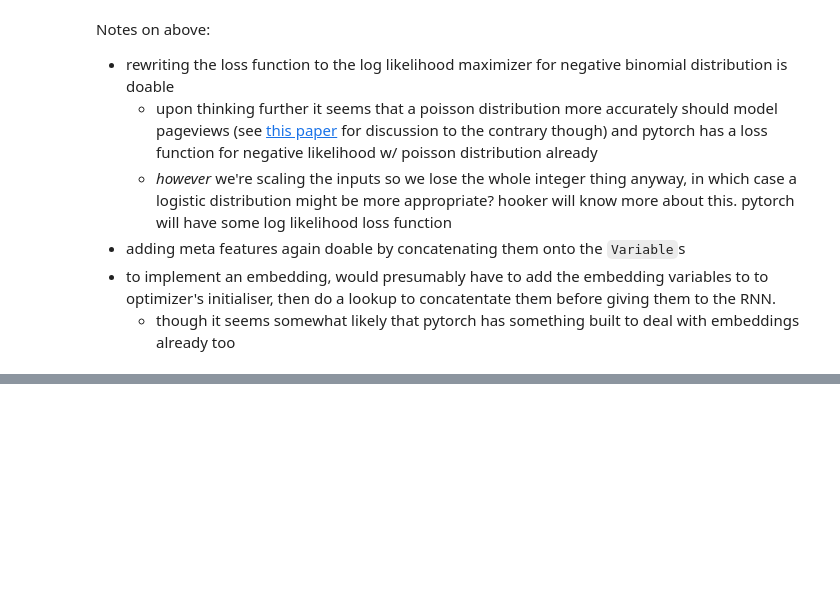
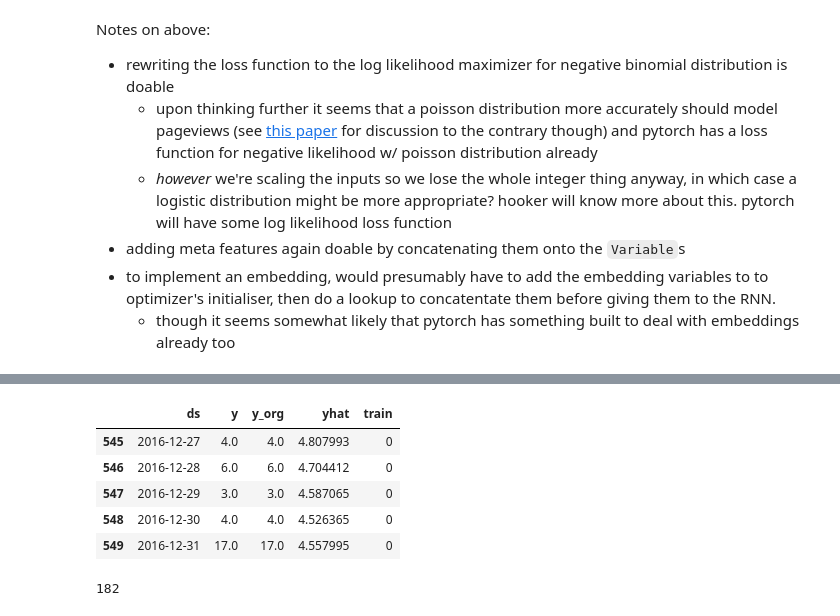
Before and after one commit to DBCerigo/kaggle-wiki, a Jupyter notebook: ali/pytorch-rnn.ipynb, the cells around one changed output, grey strips where cells are left out. Drawn from its saved outputs; the diff is of its cells as text; code cells hidden in the pictures; blank space fills up the shorter version.

```diff
--- a/ali/pytorch-rnn.ipynb
+++ b/ali/pytorch-rnn.ipynb
@@ -229,0 +463,14 @@ RuntimeError: cuda runtime error (2) : out of memory at /opt/conda/conda-bld/pyt
+# %%
+dataframes[2].tail()
+# %% [output]
+|  | ds | y | y_org | yhat | train |
+| 545 | 2016-12-27 | 4.0 | 4.0 | 4.807993 | 0 |
+| 546 | 2016-12-28 | 6.0 | 6.0 | 4.704412 | 0 |
+| 547 | 2016-12-29 | 3.0 | 3.0 | 4.587065 | 0 |
+| 548 | 2016-12-30 | 4.0 | 4.0 | 4.526365 | 0 |
+| 549 | 2016-12-31 | 17.0 | 17.0 | 4.557995 | 0 |
+# %%
+import gc
+gc.collect()
+# %% [output]
+182
```
Also changed, not shown: parts of 52 cells of this notebook.
